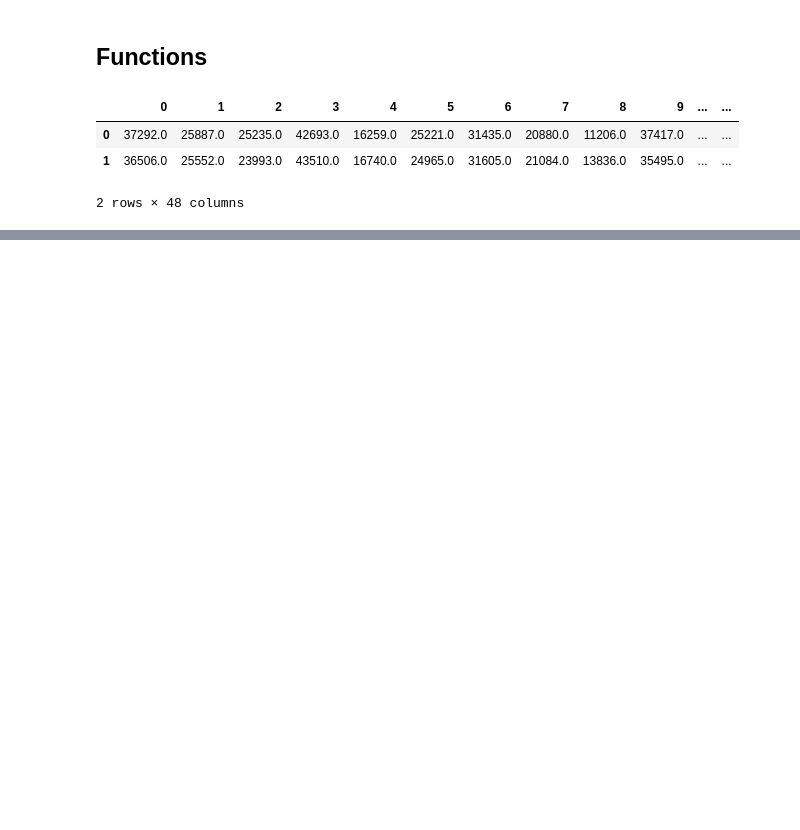
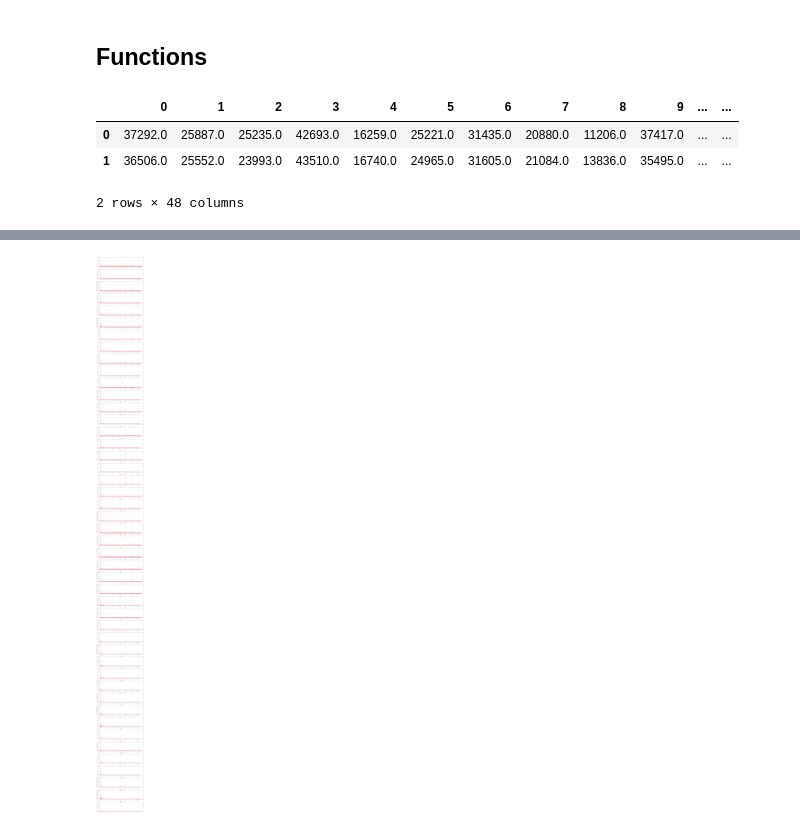
Before and after one commit to aramhyan/oqni-motorica-dataset-3, a Jupyter notebook: codes/eda.ipynb, the cells around one changed output, grey strips where cells are left out. Cells and saved outputs as stored; diff of their text form; code cells hidden in the pictures; blank space fills up the shorter version.

```diff
--- a/codes/eda.ipynb
+++ b/codes/eda.ipynb
@@ -41,0 +84,5 @@ plot_channels(X, y, start=0.0, end=0.06 ,col_start=5, col_end=8, figsize=(20,8),
+# %%
+X = data.drop(columns=['time_s', 'trigger'])
+plot_freqs(X-X.mean(), fs=int(data_fs))
+# %% [output]
+[figure, added]
```
Also changed, not shown: parts of 7 cells of this notebook.
